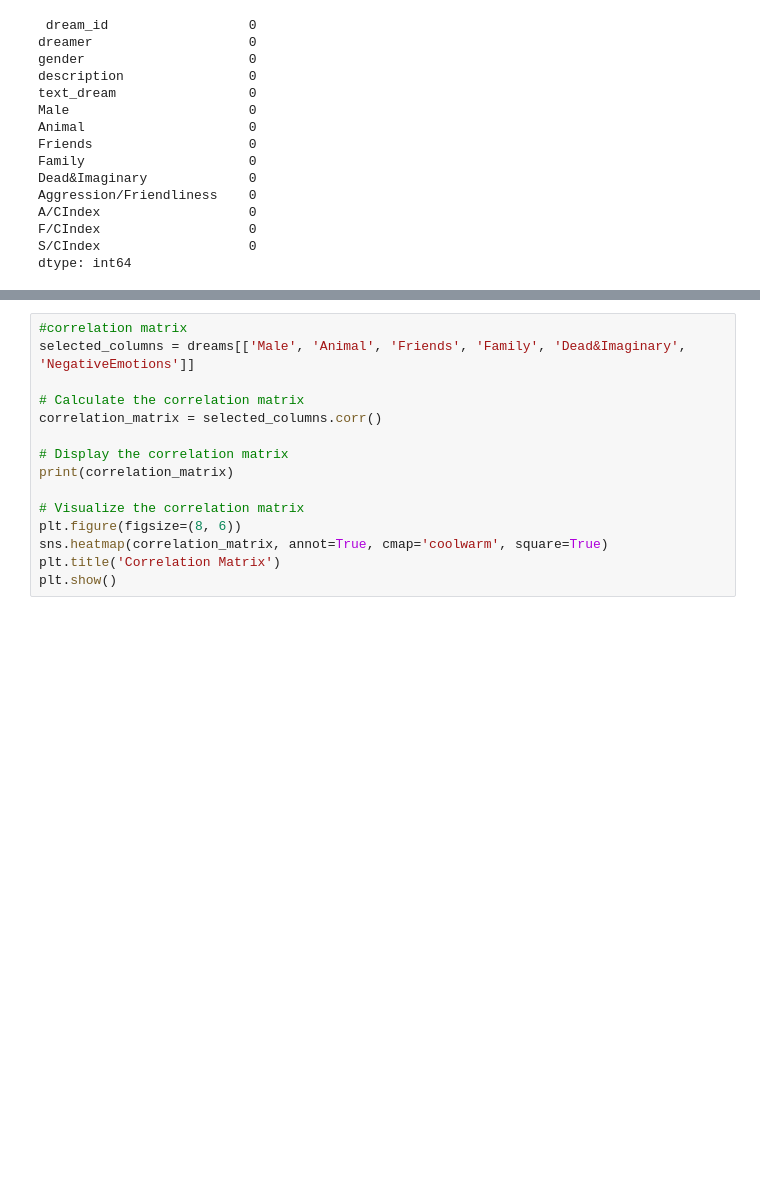
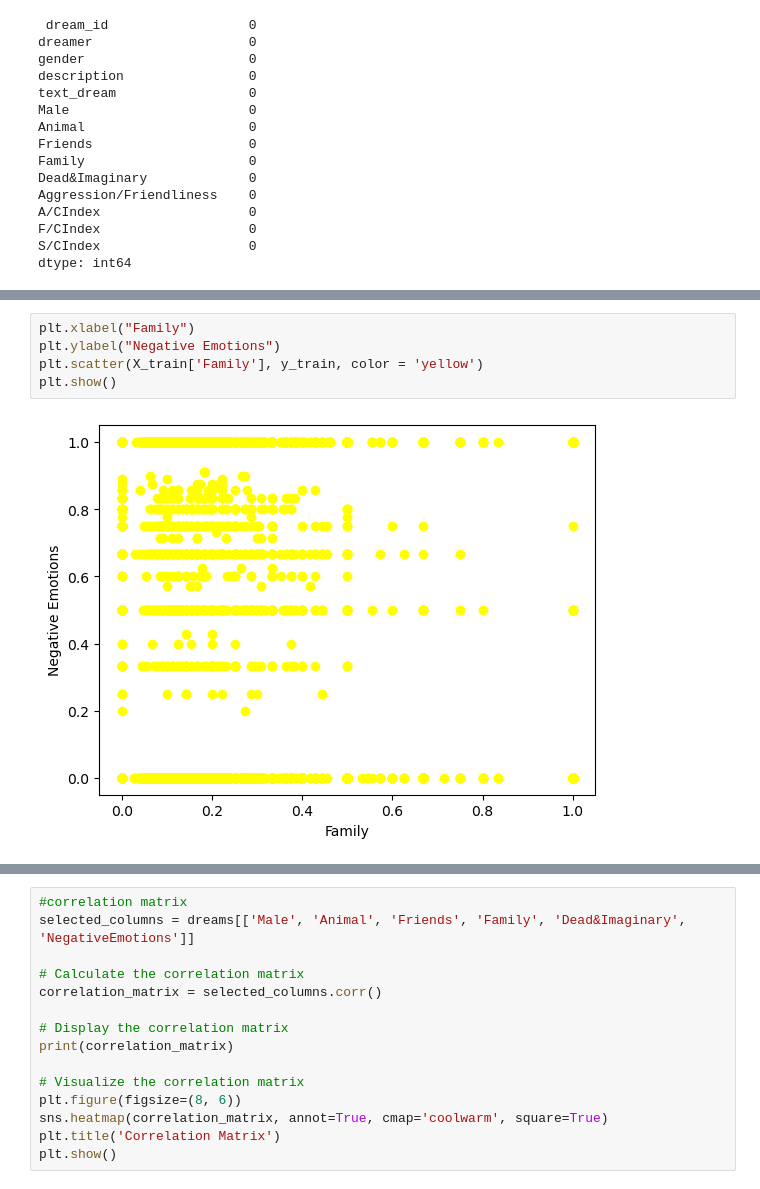
Before and after one commit to erika-ld/CPSC483-Machine-Learning-Project, a Jupyter notebook: data_preprocessing.ipynb, the cells around one changed output, grey strips where cells are left out. Saved outputs shown, nothing was run; the diff lists cells and outputs as text; blank space fills up the shorter version.

```diff
--- a/data_preprocessing.ipynb
+++ b/data_preprocessing.ipynb
@@ -206,0 +217,7 @@ plt.show()
+# %%
+plt.xlabel("Family")
+plt.ylabel("Negative Emotions")
+plt.scatter(X_train['Family'], y_train, color = 'yellow')
+plt.show()
+# %% [output]
+[figure, added]
```
Also changed, not shown: parts of 4 cells of this notebook.
